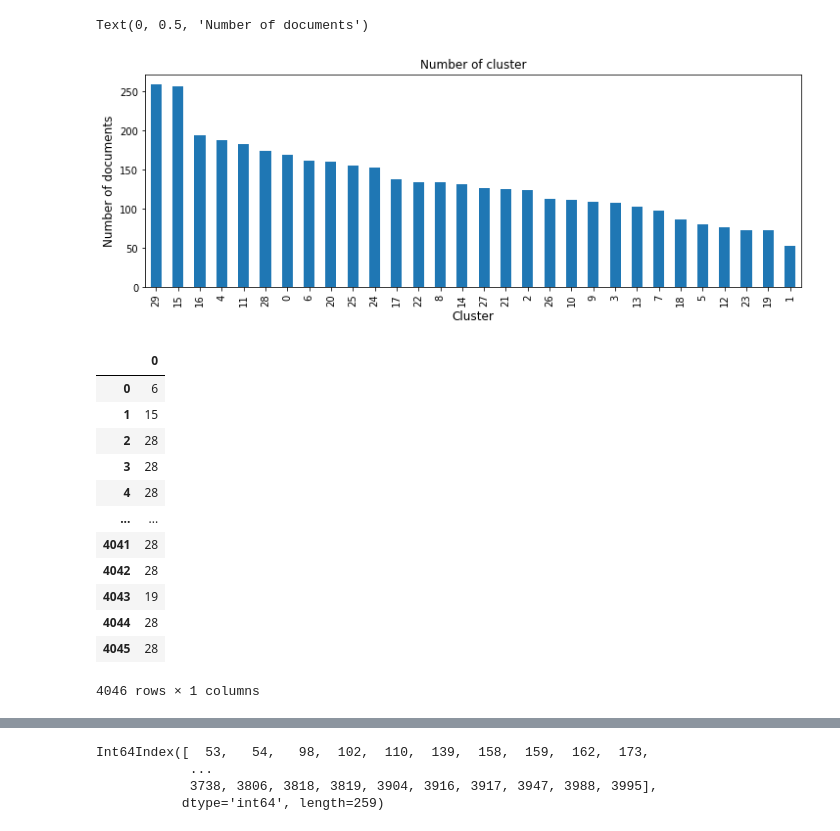
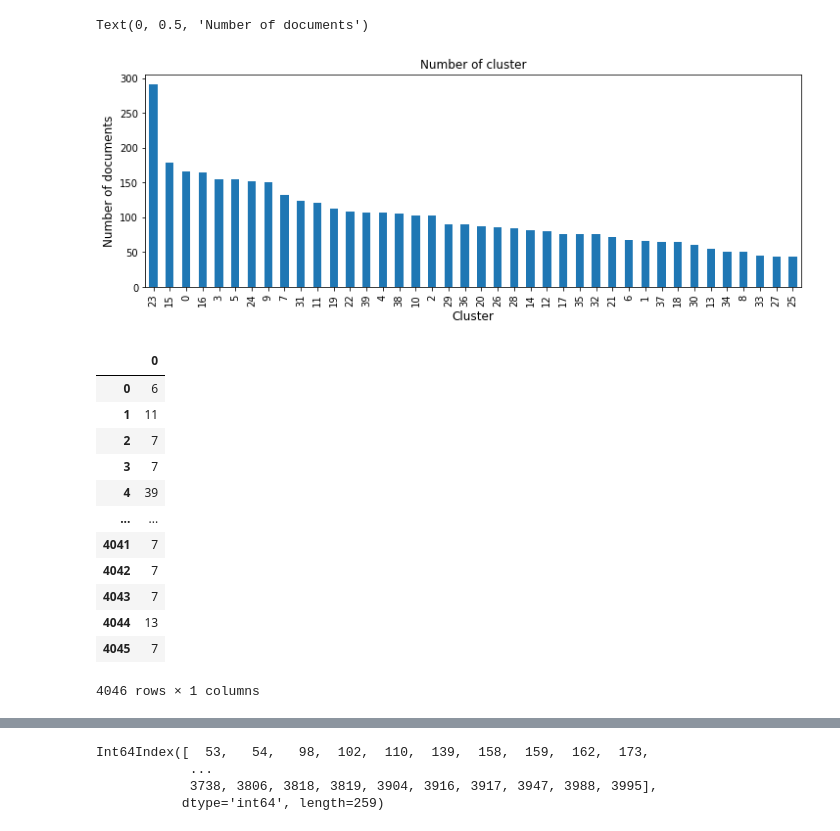
Before and after one commit to Kiminjo/Research-area-extract-from-papers, a Jupyter notebook: h_clustering.ipynb, the cells around one changed output, grey strips where cells are left out. Cells and saved outputs as stored; diff of their text form; code cells hidden in the pictures.

Commit message:
clustering update

```diff
--- a/h_clustering.ipynb
+++ b/h_clustering.ipynb
@@ -12,35 +22,39 @@ filepath = 'data/similarity_matrix.pickle'
 # %%
 with open(filepath, 'rb') as lf :
         similarity_vector = pickle.load(lf)
+# %%
+possibility_vector = pd.read_csv('data/possibility_vector.csv')
 # %%
-my_k = 30
+my_k = 40
 my_k_hi = 2
+# %%
+similarity_matrix = pd.DataFrame(cosine_similarity(possibility_vector, possibility_vector))
 # %%
-kmeans = KMeans(n_clusters= my_k, random_state=1004).fit(similarity_vector)
+kmeans = KMeans(n_clusters= my_k, max_iter=100, random_state=100).fit(similarity_matrix)
 clusters = kmeans.labels_
 
 clusters = pd.DataFrame(clusters)
 a = clusters[0].value_counts()
 
 ax = a.plot(kind='bar', title='Number of cluster', figsize=(12, 4), legend=None)
 ax.set_xlabel('Cluster', fontsize=12)
 ax.set_ylabel('Number of documents', fontsize=12)
 # %% [output]
 Text(0, 0.5, 'Number of documents')
-[figure, old version]
+[figure, new version]
 # %%
 clusters
 # %% [output]
 |  | 0 |
 | 0 | 6 |
-| 1 | 15 |
-| 2 | 28 |
-| 3 | 28 |
-| 4 | 28 |
+| 1 | 11 |
+| 2 | 7 |
+| 3 | 7 |
+| 4 | 39 |
 | ... | ... |
-| 4041 | 28 |
-| 4042 | 28 |
-| 4043 | 19 |
-| 4044 | 28 |
-| 4045 | 28 |
+| 4041 | 7 |
+| 4042 | 7 |
+| 4043 | 7 |
+| 4044 | 13 |
+| 4045 | 7 |
 4046 rows × 1 columns
```
Also changed, not shown: parts of 15 cells of this notebook, 7 other files.
